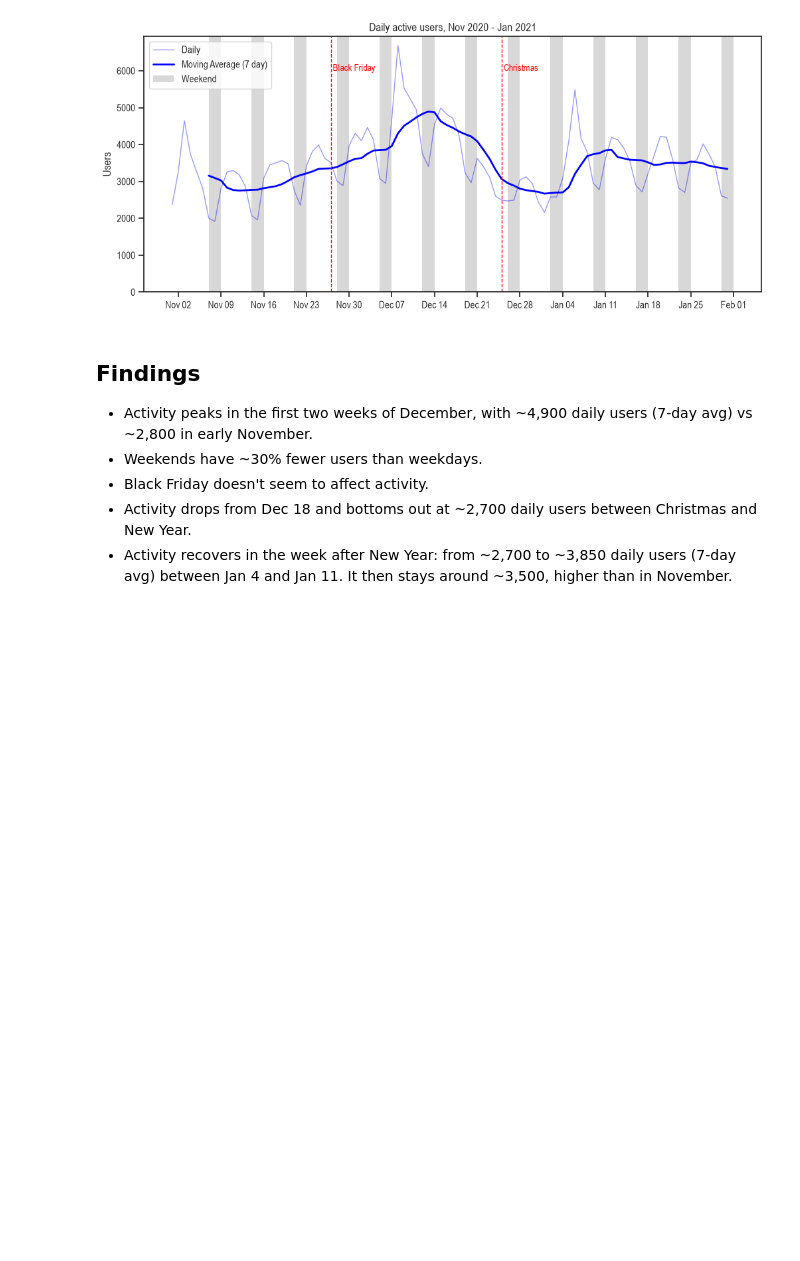
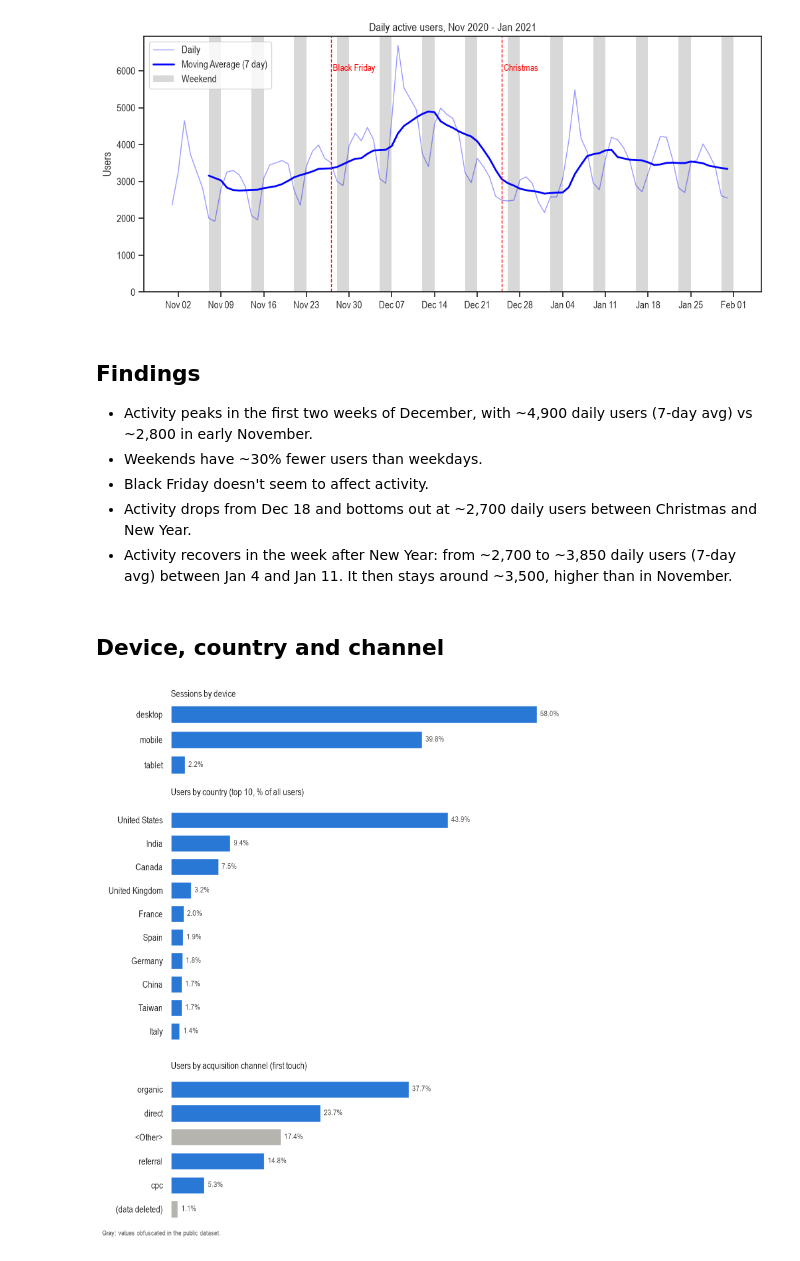
Before and after one commit to gabolope/product-analytics-sql-ab-testing, a Jupyter notebook: notebooks/01_funnel_cohorts.ipynb, the cells around one changed output. Cells and saved outputs as stored; diff of their text form; code cells hidden in the pictures; blank space fills up the shorter version.

Commit message:
Add device, country and channel breakdown to notebook

```diff
--- a/notebooks/01_funnel_cohorts.ipynb
+++ b/notebooks/01_funnel_cohorts.ipynb
@@ -52,3 +79,46 @@ plt.show()
 - Black Friday doesn't seem to affect activity.
 - Activity drops from Dec 18 and bottoms out at ~2,700 daily users between Christmas and New Year.
 - Activity recovers in the week after New Year: from ~2,700 to ~3,850 daily users (7-day avg) between Jan 4 and Jan 11. It then stays around ~3,500, higher than in November.
+# %% [markdown]
+## Device, country and channel
+# %%
+device = run_sql("02_sessions_by_device")
+country = run_sql("03_users_by_country")
+channel = run_sql("04_users_by_channel")
+
+# (none) is direct traffic in GA4
+channel["channel"] = channel["channel"].replace({"(none)": "direct"})
+
+BLUE = "#2a78d6"
+GRAY = "#b5b4ae"  # obfuscated values, not real channels
+OBFUSCATED = ["<Other>", "(data deleted)"]
+
+panels = [
+    (device, "device", "pct_sessions", "Sessions by device"),
+    (country, "country", "pct_users", "Users by country (top 10, % of all users)"),
+    (channel, "channel", "pct_users", "Users by acquisition channel (first touch)"),
+]
+
+# Height proportional to the number of bars, so all bars have the same thickness
+fig, axes = plt.subplots(
+    3, 1, figsize=(8, 9), sharex=True,
+    gridspec_kw={"height_ratios": [len(d) for d, *_ in panels]},
+)
+
+for ax, (data, label, value, title) in zip(axes, panels):
+    colors = [GRAY if c in OBFUSCATED else BLUE for c in data[label]]
+    ax.barh(data[label], data[value], color=colors, height=0.7)
+    ax.invert_yaxis()
+    ax.bar_label(ax.containers[0], fmt="%.1f%%", padding=4, fontsize=9, color="#52514e")
+    ax.set_title(title, loc="left", fontsize=11)
+    ax.tick_params(left=False, bottom=False, labelbottom=False)
+    sns.despine(ax=ax, left=True, bottom=True)
+
+axes[0].set_xlim(0, 65)
+fig.text(0.01, 0.0, "Gray: values obfuscated in the public dataset.", fontsize=8, color="#52514e")
+fig.tight_layout()
+
+plt.savefig("../img/02_breakdowns.png", dpi=150, bbox_inches="tight")
+plt.show()
+# %% [output]
+[figure, added]
```
Also changed, not shown: parts of 5 cells of this notebook, 1 other file.
